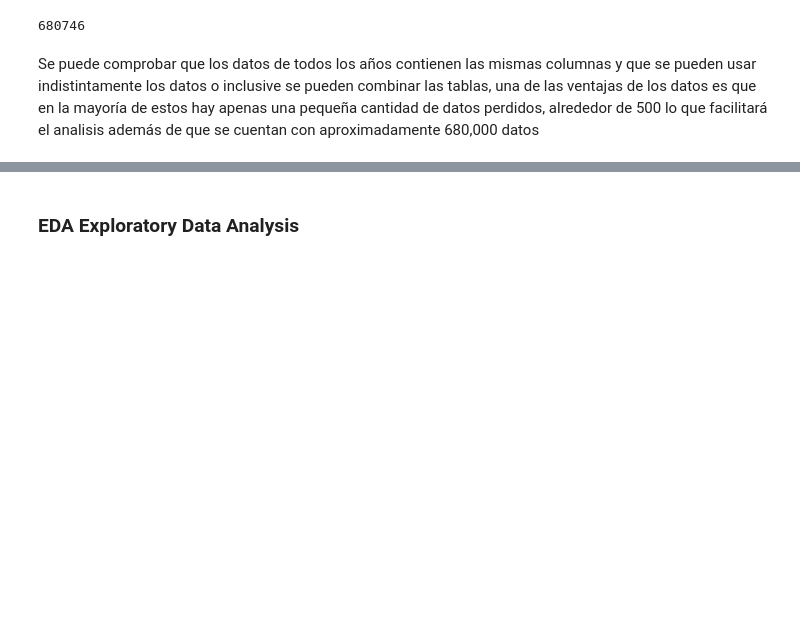
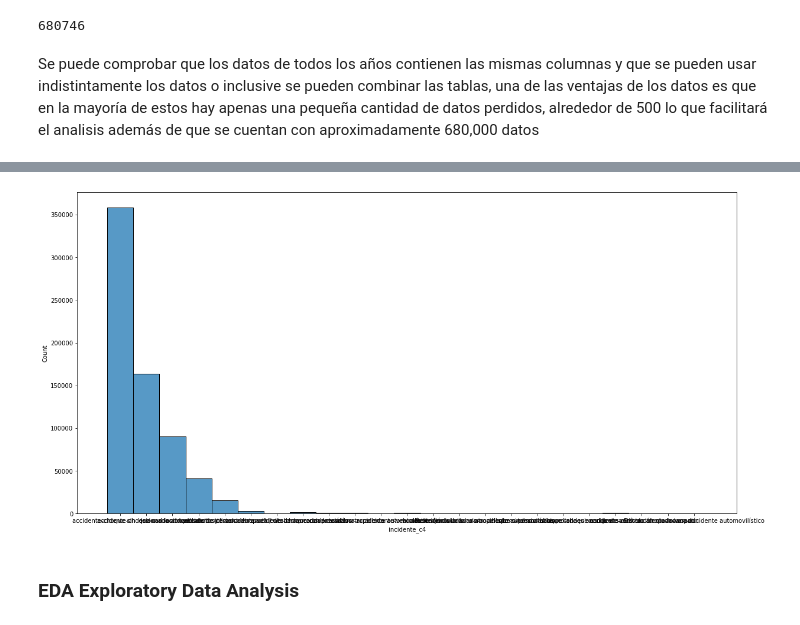
Before and after one commit to Palacios-F/Proyecto_CDIN, a Jupyter notebook: CODE/Proyecto.ipynb, the cells around one changed output, grey strips where cells are left out. Saved outputs shown, nothing was run; the diff lists cells and outputs as text; code cells hidden in the pictures; blank space fills up the shorter version.

```diff
--- a/CODE/Proyecto.ipynb
+++ b/CODE/Proyecto.ipynb
@@ -141,0 +155,6 @@ los datos o inclusive se pueden combinar las tablas, una de las ventajas de los
+# %%
+data2017.dropna(inplace = True)
+# %%
+data2018.dropna(inplace = True)
+# %%
+data2019.dropna(inplace = True)
@@ -141,0 +165,2 @@ los datos o inclusive se pueden combinar las tablas, una de las ventajas de los
+# %%
+datos_conjuntos = pd.concat([data2017,data2018,data2019])
@@ -142,3 +240,8 @@ los datos o inclusive se pueden combinar las tablas, una de las ventajas de los
+# %%
+plt.figure(figsize = (20,10))
+sns.histplot(datos_conjuntos.incidente_c4);
+# %% [output]
+[figure, added]
 # %% [markdown]
 ### EDA Exploratory Data Analysis
 # %% [markdown]
```
Also changed, not shown: parts of 12 cells of this notebook.
